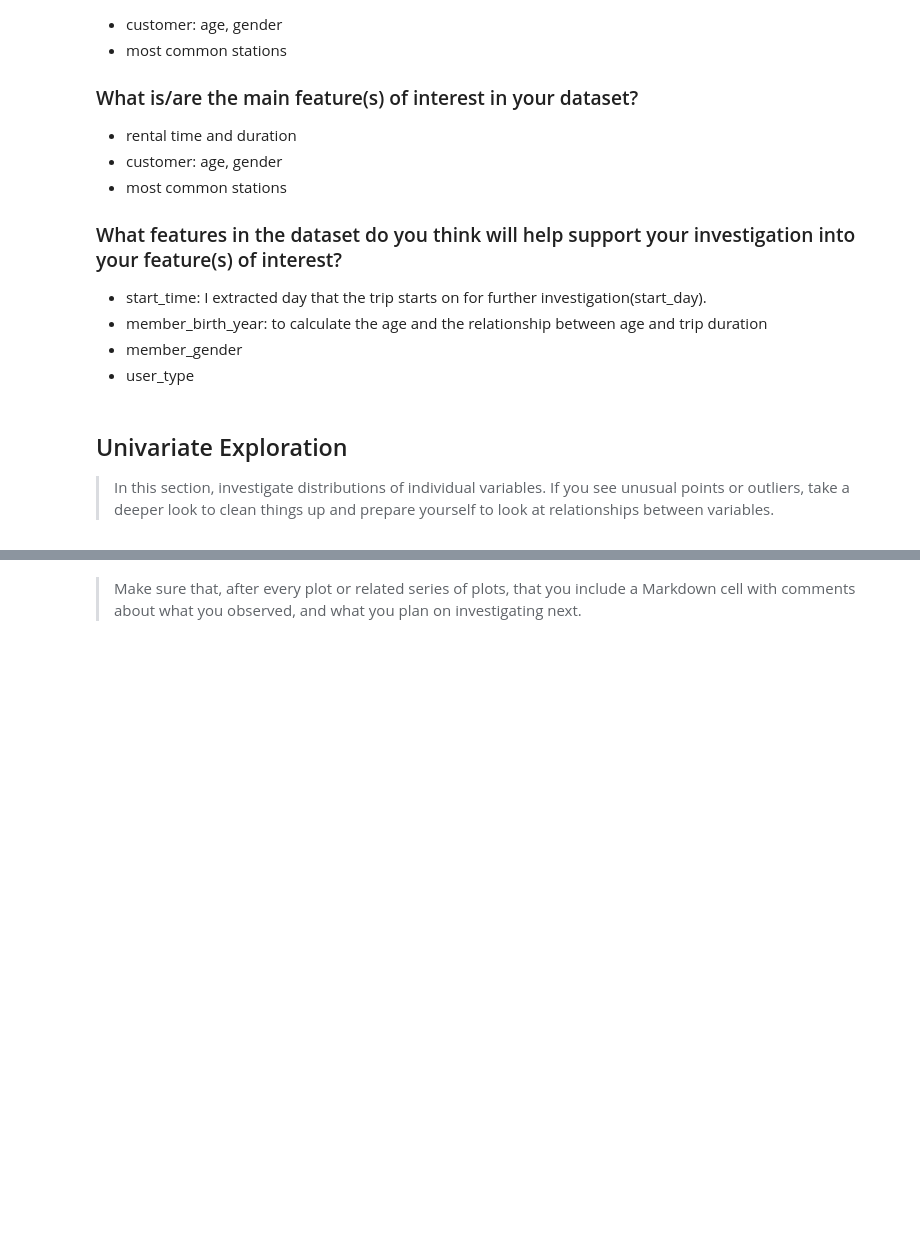
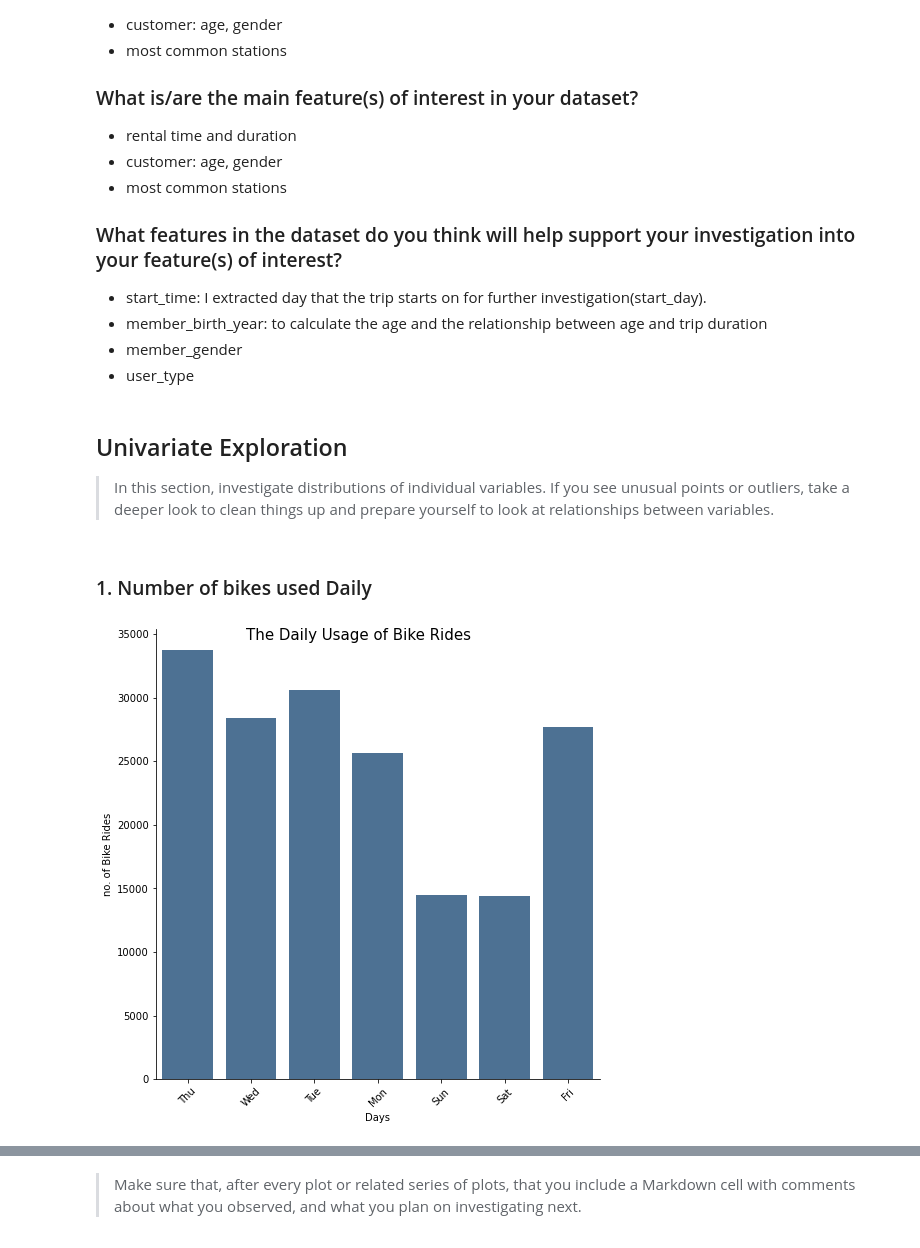
Before and after one commit to hagerElsehaimy/communicate-data-findings-FordGoBike, a Jupyter notebook: exploration_template.ipynb, the cells around one changed output, grey strips where cells are left out. Saved outputs shown, nothing was run; the diff lists cells and outputs as text; code cells hidden in the pictures; blank space fills up the shorter version.

Commit message:
univariante exploration Number of bikes used Daily

```diff
--- a/exploration_template.ipynb
+++ b/exploration_template.ipynb
@@ -260,6 +259,8 @@ memory usage: 14.7+ MB
 ###### Code
 # %%
 new_df['start_day']= new_df['start_time'].dt.strftime('%a')
+new_df['start_month'] = new_df['start_time'].dt.strftime('%y-%m')
+new_df['start_hour'] = new_df['start_time'].dt.hour
 # %% [markdown]
 ###### Test
 # %%
@@ -305,3 +331,12 @@ The dataset has been enhanced with features that I find neccessary to perform an
 > In this section, investigate distributions of individual variables. If
 you see unusual points or outliers, take a deeper look to clean things up
 and prepare yourself to look at relationships between variables.
+# %% [markdown]
+### 1. Number of bikes used Daily
+# %%
+day_plot= sb.catplot(data=new_df, x='start_day', kind='count', color = '#41729F', height =7)
+day_plot.set_axis_labels("Days", "no. of Bike Rides")
+day_plot.set_xticklabels(rotation=45)
+day_plot.fig.suptitle('The Daily Usage of Bike Rides', fontsize=15);
+# %% [output]
+[figure, added]
```
Also changed, not shown: parts of 12 cells of this notebook.
